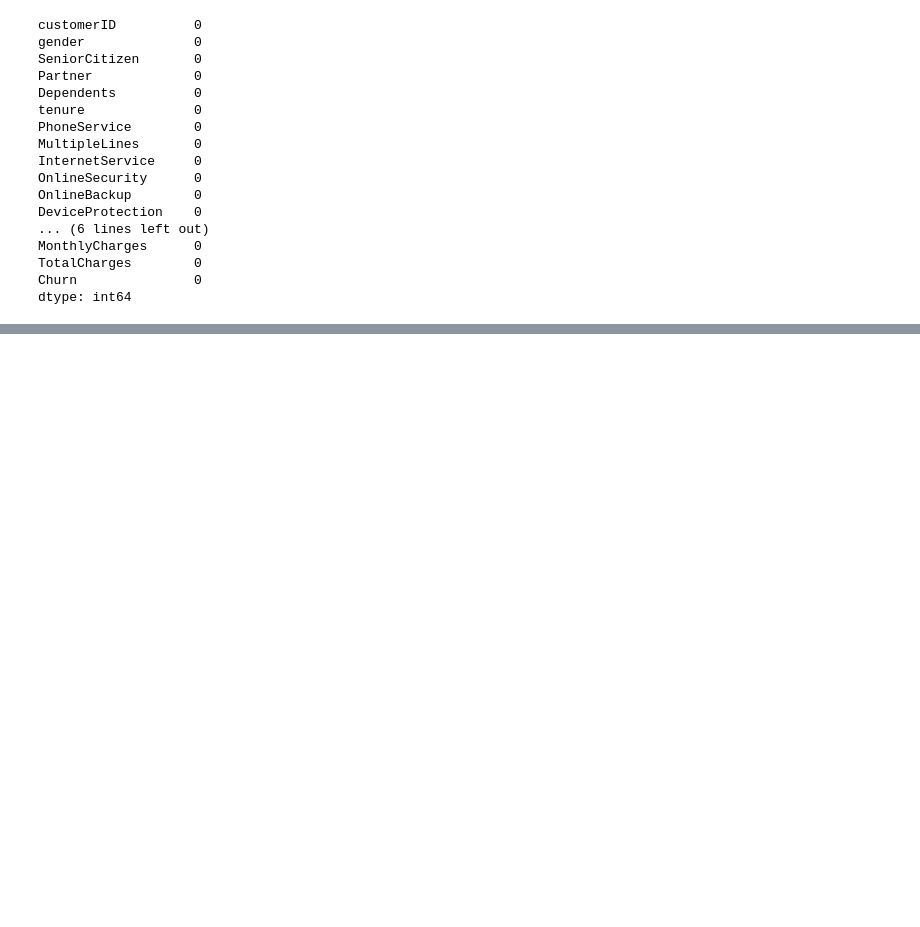
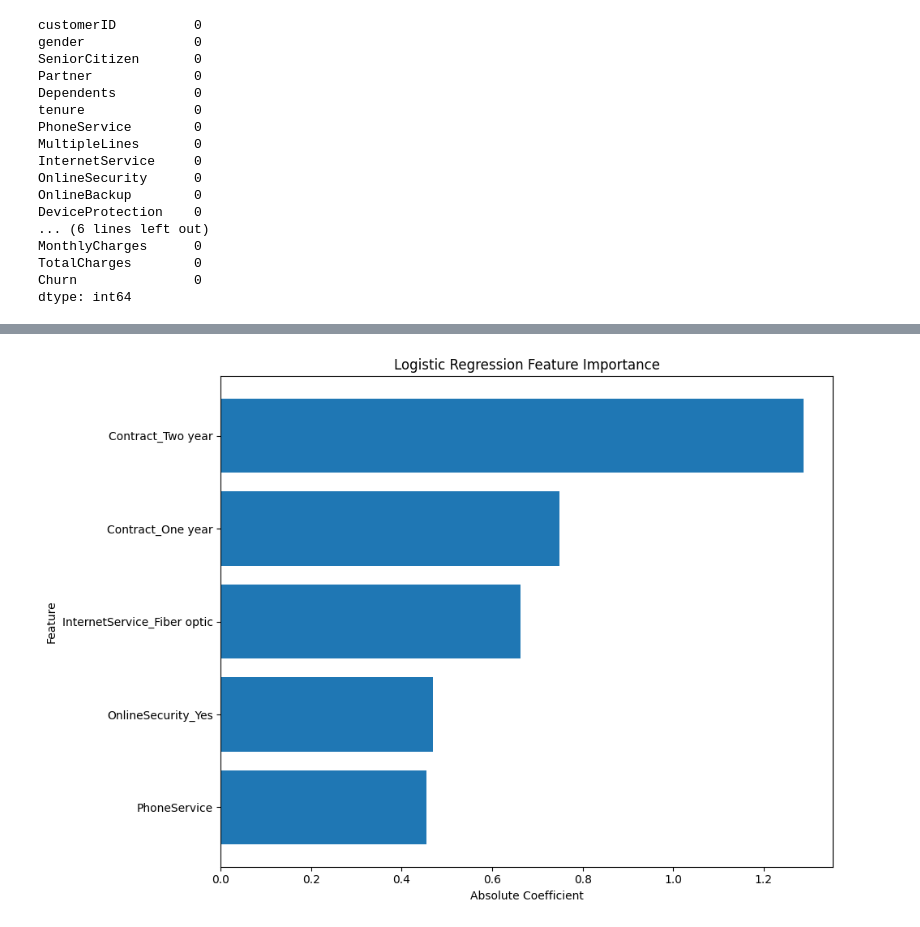
Before and after one commit to ananya923/XAI_Week2_Activity, a Jupyter notebook: ShellyCao_ASK_logistic_regression.ipynb, the cells around one changed output, grey strips where cells are left out. Cells and saved outputs as stored; diff of their text form; code cells hidden in the pictures; blank space fills up the shorter version.

```diff
--- a/ShellyCao_ASK_logistic_regression.ipynb
+++ b/ShellyCao_ASK_logistic_regression.ipynb
@@ -130,0 +337,27 @@ plot_residuals(y_test, lr_pred, 'Linear Regression')
+# %%
+# Feature importance based on absolute logistic regression coefficients
+importance_df = pd.DataFrame({
+    'Feature': X_train.columns,
+    'Coefficient': model.coef_[0]
+})
+
+importance_df['Importance'] = abs(importance_df['Coefficient'])
+
+# Sort and select top 15
+importance_df = importance_df.sort_values('Importance', ascending=False).head(5)
+
+# Plot
+plt.figure(figsize=(10, 7))
+
+plt.barh(importance_df['Feature'], importance_df['Importance']
+)
+
+plt.xlabel('Absolute Coefficient')
+plt.ylabel('Feature')
+plt.title('Logistic Regression Feature Importance')
+
+plt.gca().invert_yaxis()
+plt.tight_layout()
+plt.show()
+# %% [output]
+[figure, added]
```
Also changed, not shown: parts of 28 cells of this notebook.
